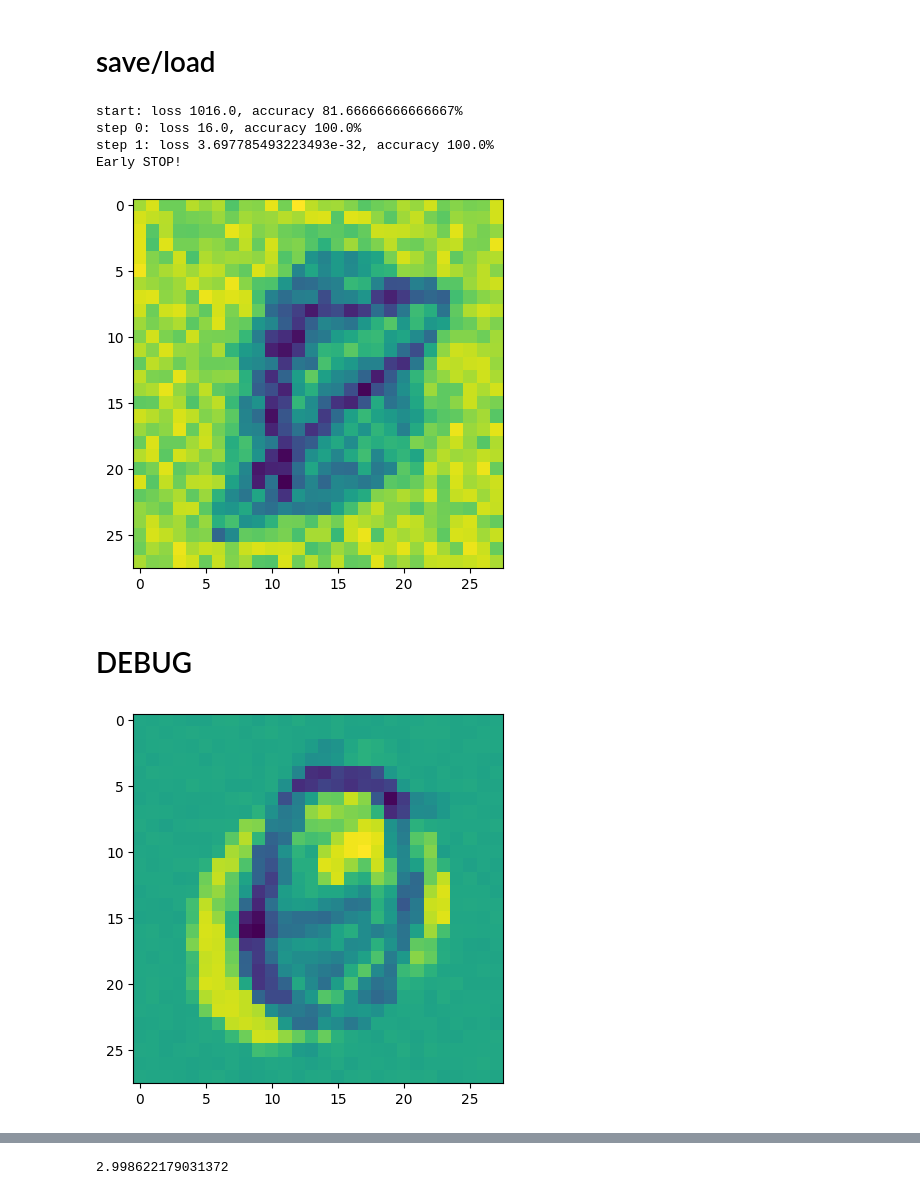
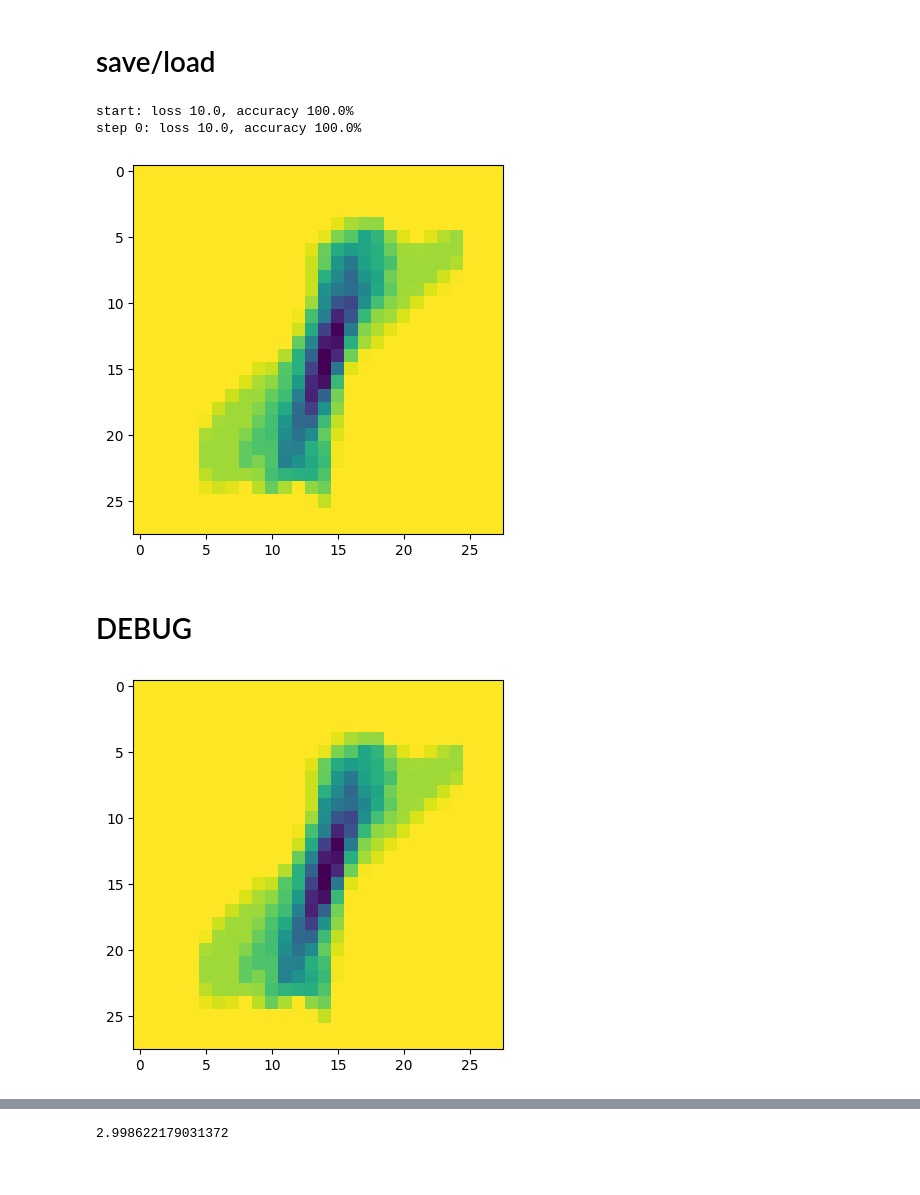
Before and after one commit to AndreyE/micrograd, a Jupyter notebook: mnist.ipynb, the cells around one changed output, grey strips where cells are left out. Saved outputs shown, nothing was run; the diff lists cells and outputs as text; code cells hidden in the pictures.

Commit message:
WIP: Trying to make void == 0

```diff
--- a/mnist.ipynb
+++ b/mnist.ipynb
@@ -156,7 +164,7 @@ def calc_accuracy(scores, ground_truths, oh_decoder):
 
 
 def one_loss(score, ground_truth):
-    return sum((s - gt)**2 for s, gt in zip(score, ground_truth))
+    return sum(((s - gt) / 2) ** 2 for s, gt in zip(score, ground_truth) if gt.data != VOID)
 
 
 def calc_loss(scores, Y_oh):
@@ -198,7 +206,7 @@ def select(X, Y, selector):
     return X[idx], Y[idx]
 
 
-def select_batch(X, Y, selector, batch_size, noise_ratio=0.0, void_ratio=0.0, void_class=-1):
+def select_batch(X, Y, selector, batch_size, noise_ratio=0.0, void_ratio=0.0, void_class=torch.nan):
     idx = np.where(np.isin(Y, selector))[0]
     return get_batch(X[idx], Y[idx], batch_size, noise_ratio, void_ratio, void_class)
 
@@ -237,7 +245,7 @@ def fit(model, X, Y_oh, oh_decoder, iterations, q=0.75, esat=1e-9):
 def get_model_for(classes, batch, iterations, model=None, q=0.75, esat=1e-9, with_frozen_neurons=False):
     X, Y = batch
     DIM = len(classes)
-    LAYER_0_SIZE = math.comb(DIM, 2) + (DIM if not with_frozen_neurons else 0)
+    LAYER_0_SIZE = math.comb(DIM, 2) # + (DIM if not with_frozen_neurons else 0)
 
     oh_encoder, oh_decoder = oh_encode(classes)
     oh_decoder([Value(0)] * DIM)
@@ -249,10 +257,11 @@ def get_model_for(classes, batch, iterations, model=None, q=0.75, esat=1e-9, wit
         model = MLP(
             784,
             [
-                (LAYER_0_SIZE, 'xspace'),
+                # (LAYER_0_SIZE, 'xspace'),
                 (DIM, 'xspace')
             ],
-            lr=1.0
+            lr=1.0,
+            init=lambda: -1.0
         )
 
     if with_frozen_neurons:
@@ -263,25 +272,23 @@ def get_model_for(classes, batch, iterations, model=None, q=0.75, esat=1e-9, wit
 
     return (model, total_loss, acc), (scores, targets)
 # %%
-SELECTED_CLASSES = [0, 6, 8, 9]
+SELECTED_CLASSES = [0, 1]
 NOISE_RATIO = 0.1
-VOID_RATIO = 0.1
-ITERATIONS = 10
-BATCH_SIZE = 100
-BATCH = select_batch(X_train, Y_train, SELECTED_CLASSES, BATCH_SIZE, noise_ratio=NOISE_RATIO, void_ratio=VOID_RATIO)
+VOID_RATIO = 1.0
+ITERATIONS = 1
+BATCH_SIZE = 10
+BATCH = select_batch(X_train, Y_train, SELECTED_CLASSES, BATCH_SIZE, void_ratio=VOID_RATIO)
 X, Y = BATCH
 
-(model, total_loss, accuracy), (scores, targets) = get_model_for(SELECTED_CLASSES, BATCH, ITERATIONS, q=1.0, with_frozen_neurons=False)
+(model, total_loss, accuracy), (scores, targets) = get_model_for(SELECTED_CLASSES, BATCH, ITERATIONS, q=0.5)
 draw_neuron(model, 0)
 # %% [output]
-start: loss 1016.0, accuracy 81.66666666666667%
-step 0: loss 16.0, accuracy 100.0%
-step 1: loss 3.697785493223493e-32, accuracy 100.0%
-Early STOP!
+start: loss 10.0, accuracy 100.0%
+step 0: loss 10.0, accuracy 100.0%
-[figure, old version]
+[figure, new version]
 # %% [markdown]
 # DEBUG
 # %%
-draw_neuron(model, 9)
+draw_neuron(model, 0)
 # %% [output]
-[figure, old version]
+[figure, new version]
```
Also changed, not shown: parts of 7 cells of this notebook, 1 other file.
